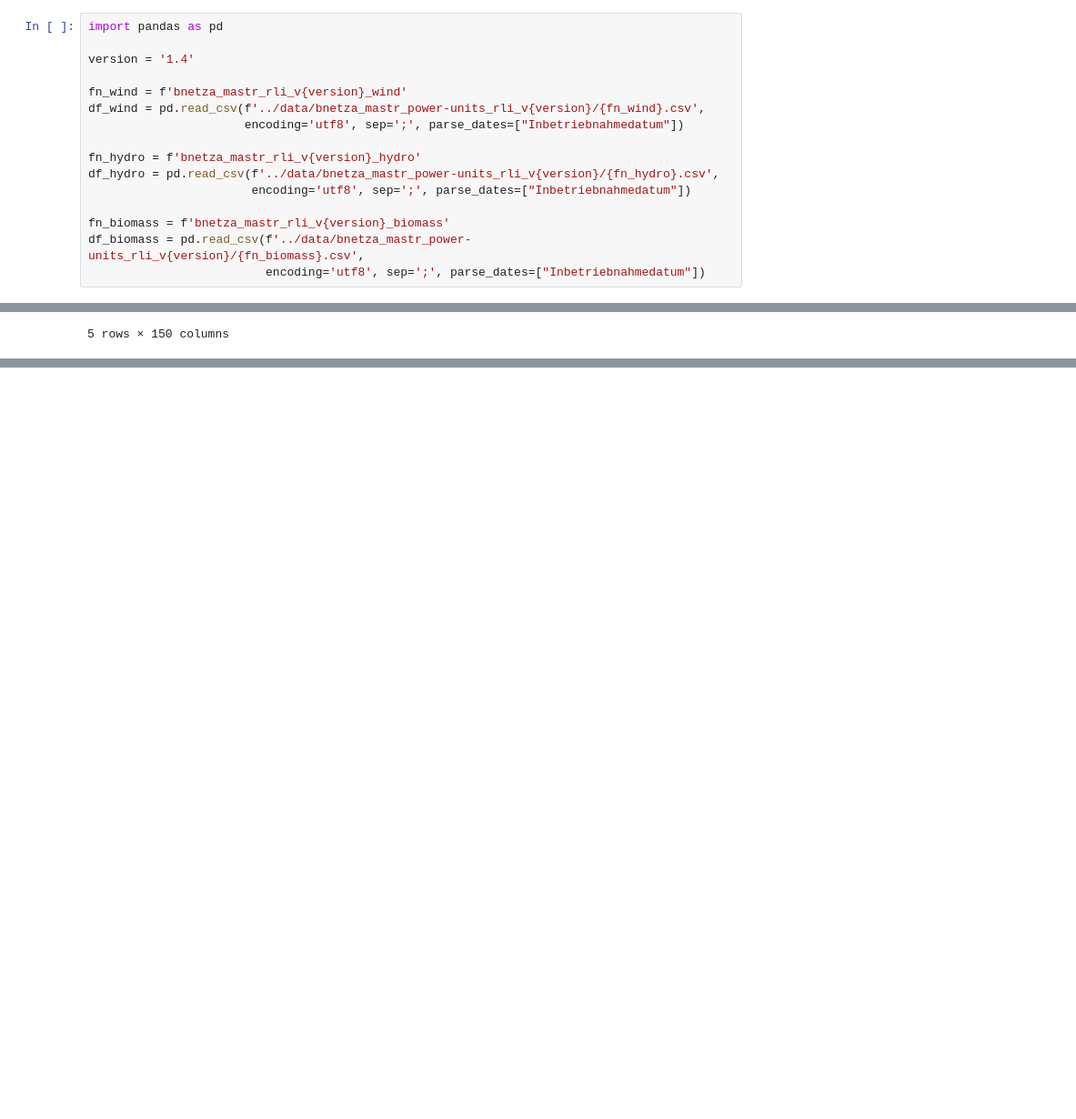
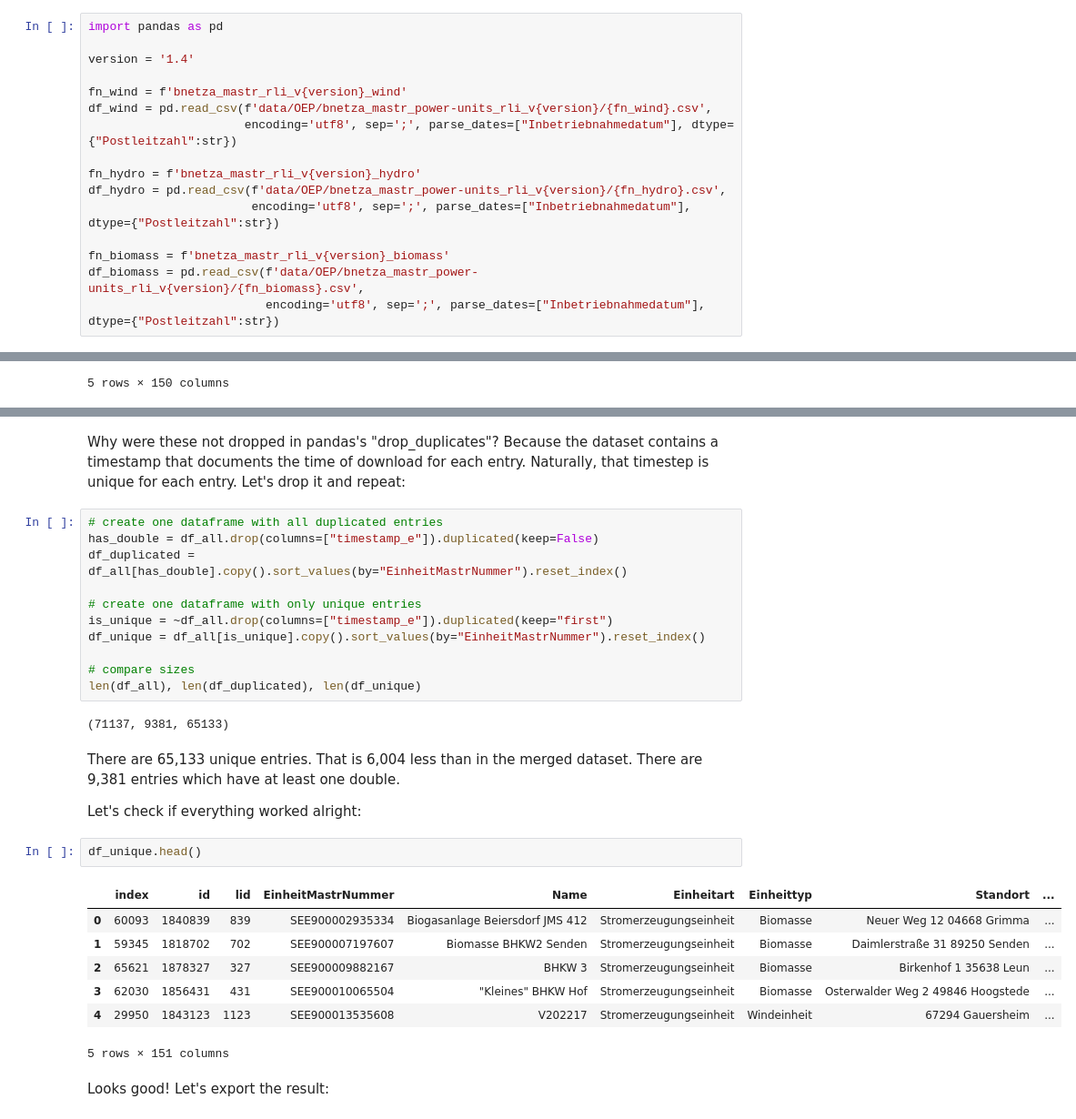
Before and after one commit to OpenEnergyPlatform/open-MaStR, a Jupyter notebook: postprocessing/OEP_MaStR_cleansing.ipynb, the cells around one changed output, grey strips where cells are left out. Shown at 91% size. Cells and saved outputs as stored; diff of their text form; blank space fills up the shorter version.

Commit message:
update notebook: improved outlier detection, OPSD data extraction (renamed branch from feature/postprocessing to feature_postprocessing because nbviewer cannot handle slashes)

```diff
--- a/postprocessing/OEP_MaStR_cleansing.ipynb
+++ b/postprocessing/OEP_MaStR_cleansing.ipynb
@@ -28,16 +30,16 @@ import pandas as pd
 version = '1.4'
 
 fn_wind = f'bnetza_mastr_rli_v{version}_wind'
-df_wind = pd.read_csv(f'../data/bnetza_mastr_power-units_rli_v{version}/{fn_wind}.csv',
-                      encoding='utf8', sep=';', parse_dates=["Inbetriebnahmedatum"])
+df_wind = pd.read_csv(f'data/OEP/bnetza_mastr_power-units_rli_v{version}/{fn_wind}.csv',
+                      encoding='utf8', sep=';', parse_dates=["Inbetriebnahmedatum"], dtype={"Postleitzahl":str})
 
 fn_hydro = f'bnetza_mastr_rli_v{version}_hydro'
-df_hydro = pd.read_csv(f'../data/bnetza_mastr_power-units_rli_v{version}/{fn_hydro}.csv',
-                       encoding='utf8', sep=';', parse_dates=["Inbetriebnahmedatum"])
+df_hydro = pd.read_csv(f'data/OEP/bnetza_mastr_power-units_rli_v{version}/{fn_hydro}.csv',
+                       encoding='utf8', sep=';', parse_dates=["Inbetriebnahmedatum"], dtype={"Postleitzahl":str})
 
 fn_biomass = f'bnetza_mastr_rli_v{version}_biomass'
-df_biomass = pd.read_csv(f'../data/bnetza_mastr_power-units_rli_v{version}/{fn_biomass}.csv',
-                         encoding='utf8', sep=';', parse_dates=["Inbetriebnahmedatum"])
+df_biomass = pd.read_csv(f'data/OEP/bnetza_mastr_power-units_rli_v{version}/{fn_biomass}.csv',
+                         encoding='utf8', sep=';', parse_dates=["Inbetriebnahmedatum"], dtype={"Postleitzahl":str})
 # %% [markdown]
 And merge them into one DataFrame:
 # %%
@@ -259,0 +92,31 @@ gv.renderer("bokeh").save(overlay, "all_located")
+# %% [markdown]
+Why were these not dropped in pandas's "drop_duplicates"? Because the dataset contains a timestamp that documents the time of download for each entry. Naturally, that timestep is unique for each entry. Let's drop it and repeat:
+# %%
+# create one dataframe with all duplicated entries
+has_double = df_all.drop(columns=["timestamp_e"]).duplicated(keep=False)
+df_duplicated = df_all[has_double].copy().sort_values(by="EinheitMastrNummer").reset_index()
+
+# create one dataframe with only unique entries
+is_unique = ~df_all.drop(columns=["timestamp_e"]).duplicated(keep="first")
+df_unique = df_all[is_unique].copy().sort_values(by="EinheitMastrNummer").reset_index()
+
+# compare sizes
+len(df_all), len(df_duplicated), len(df_unique)
+# %% [output]
+(71137, 9381, 65133)
+# %% [markdown]
+There are 65,133 unique entries. That is 6,004 less than in the merged dataset. There are 9,381 entries which have at least one double.
+
+Let's check if everything worked alright:
+# %%
+df_unique.head()
+# %% [output]
+|  | index | id | lid | EinheitMastrNummer | Name | Einheitart | Einheittyp | Standort | ... |
+| 0 | 60093 | 1840839 | 839 | SEE900002935334 | Biogasanlage Beiersdorf JMS 412 | Stromerzeugungseinheit | Biomasse | Neuer Weg 12 04668 Grimma | ... |
+| 1 | 59345 | 1818702 | 702 | SEE900007197607 | Biomasse BHKW2 Senden | Stromerzeugungseinheit | Biomasse | Daimlerstraße 31 89250 Senden | ... |
+| 2 | 65621 | 1878327 | 327 | SEE900009882167 | BHKW 3 | Stromerzeugungseinheit | Biomasse | Birkenhof 1 35638 Leun | ... |
+| 3 | 62030 | 1856431 | 431 | SEE900010065504 | "Kleines" BHKW Hof | Stromerzeugungseinheit | Biomasse | Osterwalder Weg 2 49846 Hoogstede | ... |
+| 4 | 29950 | 1843123 | 1123 | SEE900013535608 | V202217 | Stromerzeugungseinheit | Windeinheit | 67294 Gauersheim | ... |
+5 rows × 151 columns
+# %% [markdown]
+Looks good! Let's export the result:
```
Also changed, not shown: parts of 90 cells of this notebook.
